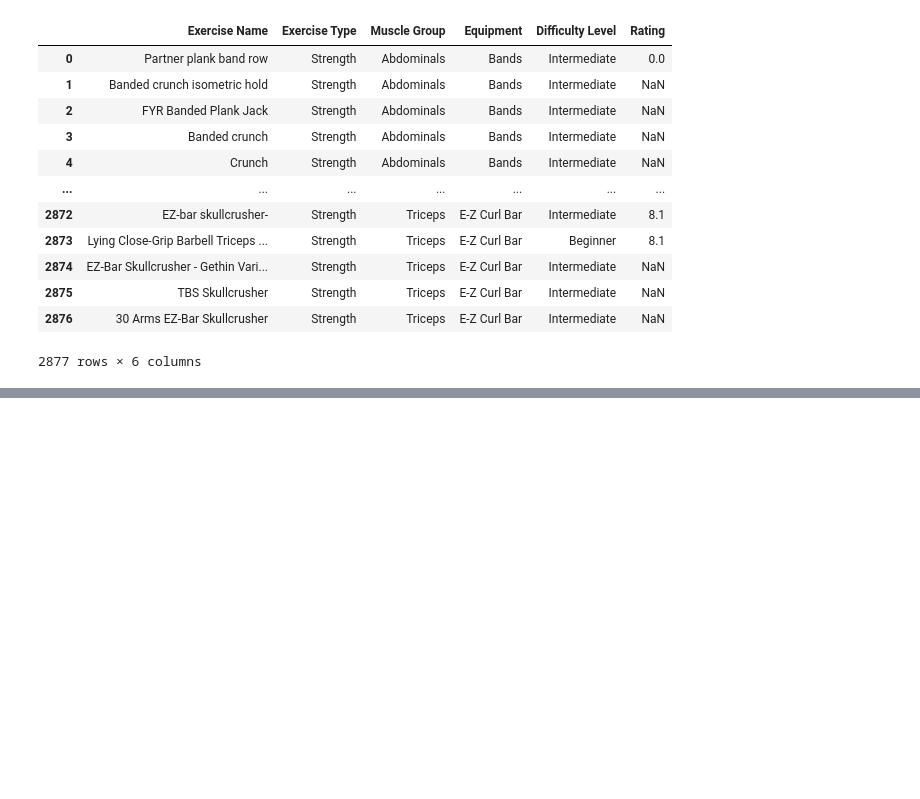
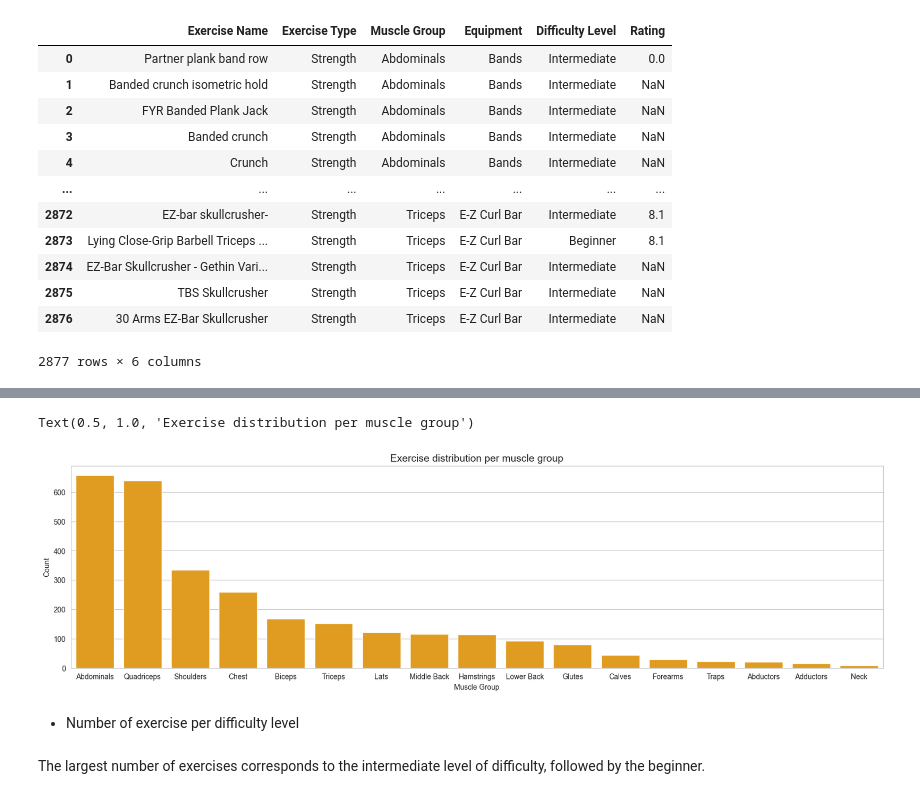
Before and after one commit to herrerovir/Gym-exercises-exploratory-data-analysis, a Jupyter notebook: EDA-gym-exercises.ipynb, the cells around one changed output, grey strips where cells are left out. Cells and saved outputs as stored; diff of their text form; code cells hidden in the pictures; blank space fills up the shorter version.

```diff
--- a/EDA-gym-exercises.ipynb
+++ b/EDA-gym-exercises.ipynb
@@ -213,0 +222,3 @@ gym_exercises_df
+# %%
+amount_exercises_muscles = gym_exercises_df.groupby(["Muscle Group"]).count().sort_values(by = "Exercise Name", ascending = False)
+amount_exercises_muscles
@@ -213,0 +245,14 @@ gym_exercises_df
+# %%
+amount_exercises_muscles_graph = plt.figure(figsize = (20,5))
+sns.set_style("whitegrid")
+sns.barplot(data = amount_exercises_muscles, x = "Muscle Group", y = "Exercise Name", color = "orange")
+plt.xlabel("Muscle Group")
+plt.ylabel("Count")
+plt.title("Exercise distribution per muscle group", size = 14)
+# %% [output]
+Text(0.5, 1.0, 'Exercise distribution per muscle group')
+[figure, added]
+# %% [markdown]
+* Number of exercise per difficulty level
+# %% [markdown]
+The largest number of exercises corresponds to the intermediate level of difficulty, followed by the beginner.
```
Also changed, not shown: parts of 15 cells of this notebook.
